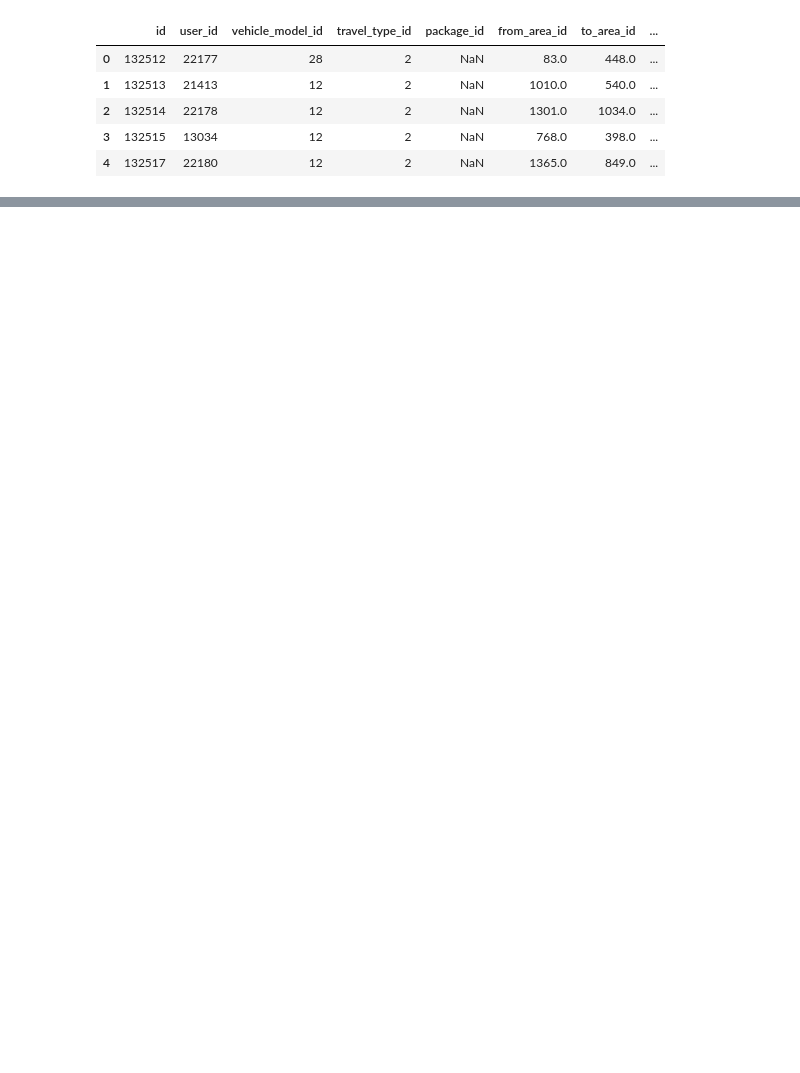
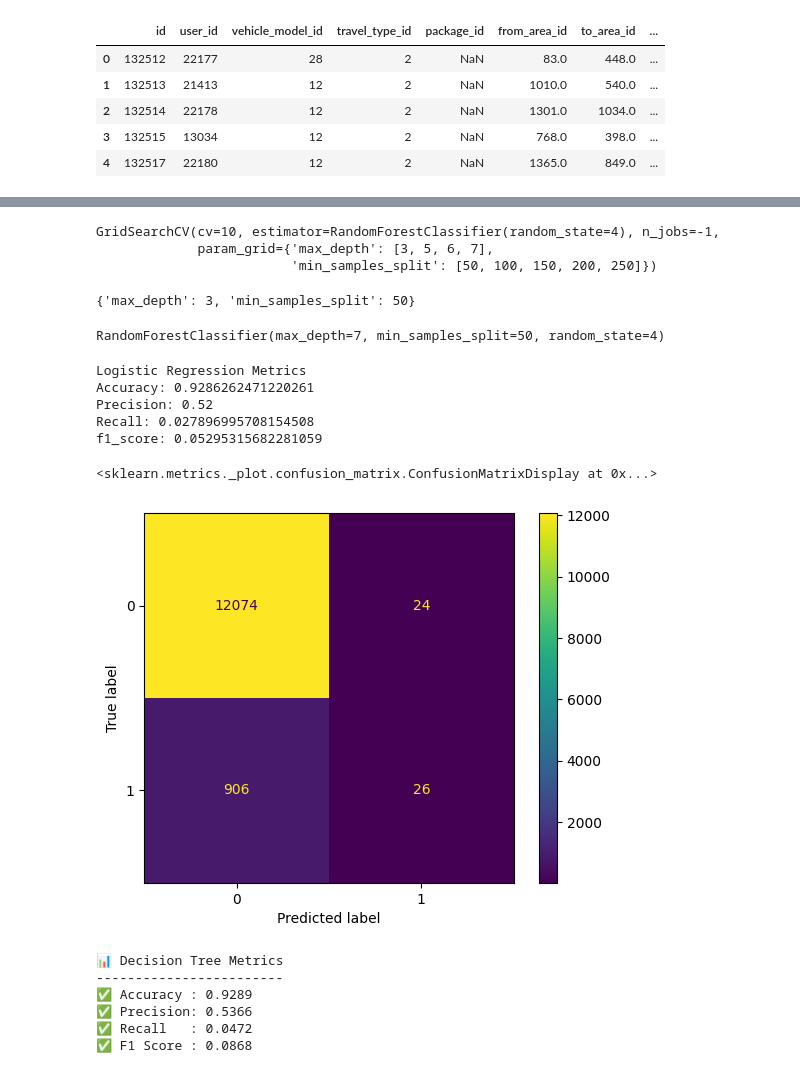
Before and after one commit to XVaibhavXAryaX/Cab_Cancellation_predict, a Jupyter notebook: notebook/yourcab.ipynb, the cells around one changed output, grey strips where cells are left out. Drawn from its saved outputs; the diff is of its cells as text; code cells hidden in the pictures; blank space fills up the shorter version.

```diff
--- a/notebook/yourcab.ipynb
+++ b/notebook/yourcab.ipynb
@@ -94,0 +519,39 @@ array([2, 1, 3])
+# %%
+from sklearn.ensemble import RandomForestClassifier
+rfc = RandomForestClassifier(criterion='gini',random_state=4)
+# %%
+param_dist = {'max_depth': [3, 5, 6, 7], 'min_samples_split': [50, 100, 150, 200, 250]}
+gscv_rfc = GridSearchCV(rfc, cv=10, param_grid=param_dist, n_jobs=-1)
+gscv_rfc.fit(X_train,y_train)
+# %% [output]
+GridSearchCV(cv=10, estimator=RandomForestClassifier(random_state=4), n_jobs=-1,
+             param_grid={'max_depth': [3, 5, 6, 7],
+                         'min_samples_split': [50, 100, 150, 200, 250]})
+# %%
+gscv_rfc.best_params_
+# %% [output]
+{'max_depth': 3, 'min_samples_split': 50}
+# %%
+rfc=RandomForestClassifier(criterion='gini',random_state=4,max_depth=7,min_samples_split=50)
+rfc.fit(X_train,y_train)
+# %% [output]
+RandomForestClassifier(max_depth=7, min_samples_split=50, random_state=4)
+# %%
+from sklearn.impute import SimpleImputer
+from sklearn.linear_model import LogisticRegression
+
+# Step 1: Create the imputer
+imputer = SimpleImputer(strategy='mean')  # Or 'median', 'most_frequent'
+
+# Step 2: Fit on training data
+X_train_imputed = imputer.fit_transform(X_train)
+
+# Step 3: Transform test data
+X_test_imputed = imputer.transform(X_test)
+
+# Step 4: Train Logistic Regression
+lr = LogisticRegression(random_state=4)
+lr.fit(X_train_imputed, y_train)
+
+# Step 5: Predict
+y_pred_lr = lr.predict(X_test_imputed)
@@ -94,0 +561,18 @@ array([2, 1, 3])
+# %%
+print('Logistic Regression Metrics')
+print('Accuracy:', metrics.accuracy_score(y_test, y_pred_lr))
+print('Precision:', metrics.precision_score(y_test, y_pred_lr))
+print('Recall:', metrics.recall_score(y_test, y_pred_lr))
+print('f1_score:', metrics.f1_score(y_test, y_pred_lr))
+# %% [output]
+Logistic Regression Metrics
+Accuracy: 0.9286262471220261
+Precision: 0.52
+Recall: 0.027896995708154508
+f1_score: 0.05295315682281059
+# %%
+from sklearn.metrics import ConfusionMatrixDisplay
+ConfusionMatrixDisplay.from_estimator(lr, X_test_imputed, y_test)
+# %% [output]
+<sklearn.metrics._plot.confusion_matrix.ConfusionMatrixDisplay at 0x...>
+[figure, added]
@@ -94,0 +581,16 @@ array([2, 1, 3])
+# %%
+from sklearn import metrics
+
+print('📊 Decision Tree Metrics')
+print('------------------------')
+print('✅ Accuracy :', round(metrics.accuracy_score(y_test, y_pred_dtc), 4))
+print('✅ Precision:', round(metrics.precision_score(y_test, y_pred_dtc), 4))
+print('✅ Recall   :', round(metrics.recall_score(y_test, y_pred_dtc), 4))
+print('✅ F1 Score :', round(metrics.f1_score(y_test, y_pred_dtc), 4))
+# %% [output]
+📊 Decision Tree Metrics
+------------------------
+✅ Accuracy : 0.9289
+✅ Precision: 0.5366
+✅ Recall   : 0.0472
+✅ F1 Score : 0.0868
```
Also changed, not shown: parts of 74 cells of this notebook.
